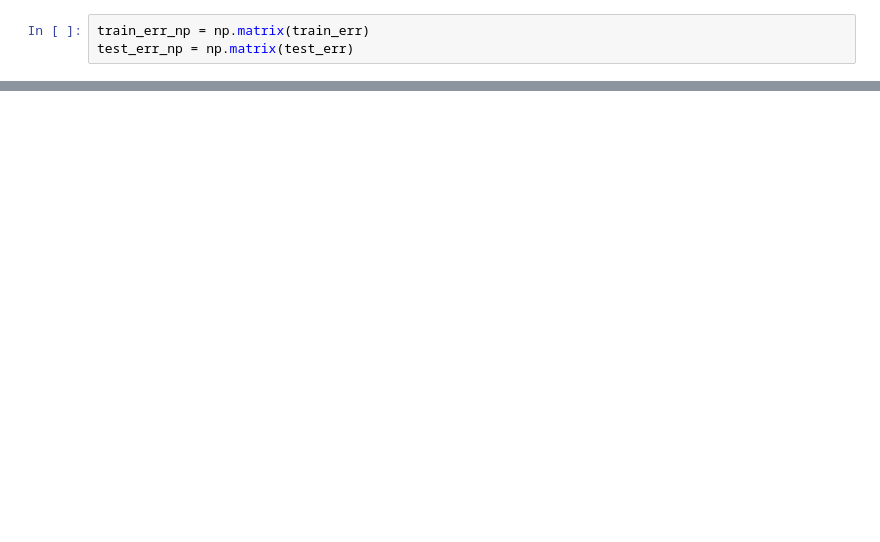
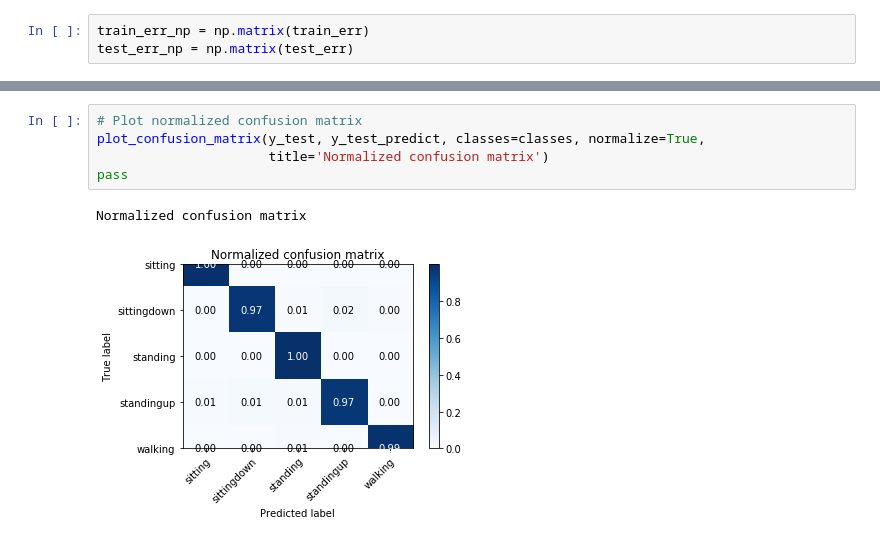
Before and after one commit to ABoltachev/Laba_1, a Jupyter notebook: Laba_1.ipynb, the cells around one changed output, grey strips where cells are left out. Drawn from its saved outputs; the diff is of its cells as text; blank space fills up the shorter version.

```diff
--- a/Laba_1.ipynb
+++ b/Laba_1.ipynb
@@ -740,0 +752,8 @@ The best parameters (test err = 0.008110283759307708): alpha = 0.316227766016837
+# %%
+# Plot normalized confusion matrix
+plot_confusion_matrix(y_test, y_test_predict, classes=classes, normalize=True,
+                      title='Normalized confusion matrix')
+pass
+# %% [output]
+Normalized confusion matrix
+[figure, added]
```
Also changed, not shown: parts of 13 cells of this notebook, 2 other files.
